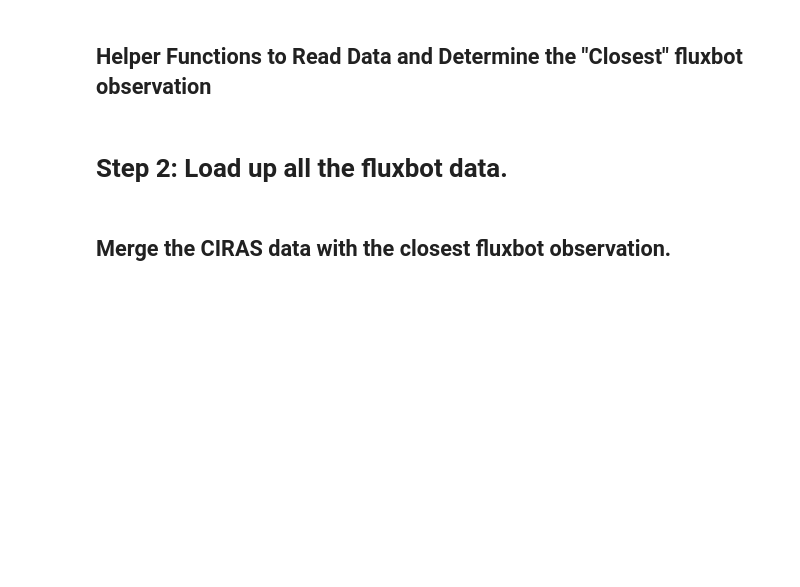
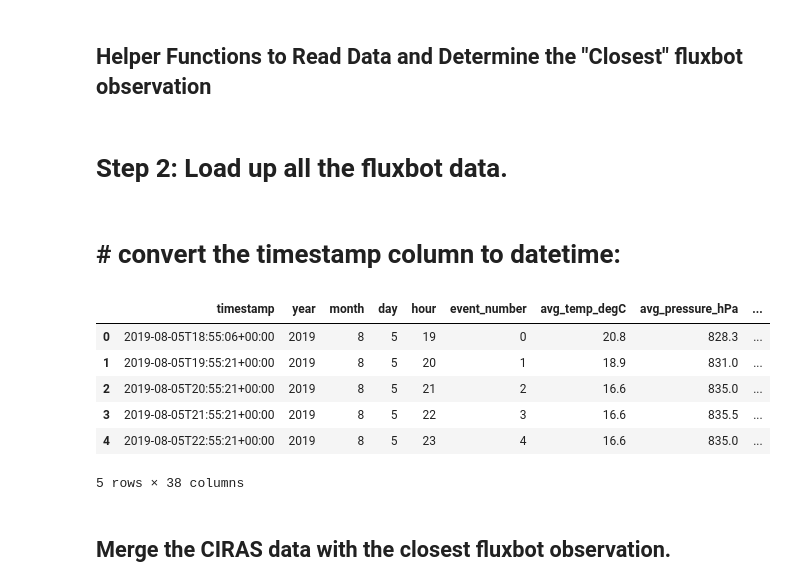
Before and after one commit to elizabethforbes/fluxbots2019_archive, a Jupyter notebook: Fluxbot-CIRAS Comparison.ipynb, the cells around one changed output. Saved outputs shown, nothing was run; the diff lists cells and outputs as text; code cells hidden in the pictures; blank space fills up the shorter version.

```diff
--- a/Fluxbot-CIRAS Comparison.ipynb
+++ b/Fluxbot-CIRAS Comparison.ipynb
@@ -90,0 +94,12 @@ event_df['timestamp'] = pd.to_datetime(event_df['timestamp'])
+# %% [markdown]
+# # convert the timestamp column to datetime:
+# %%
+event_df.head()
+# %% [output]
+|  | timestamp | year | month | day | hour | event_number | avg_temp_degC | avg_pressure_hPa | ... |
+| 0 | 2019-08-05T18:55:06+00:00 | 2019 | 8 | 5 | 19 | 0 | 20.8 | 828.3 | ... |
+| 1 | 2019-08-05T19:55:21+00:00 | 2019 | 8 | 5 | 20 | 1 | 18.9 | 831.0 | ... |
+| 2 | 2019-08-05T20:55:21+00:00 | 2019 | 8 | 5 | 21 | 2 | 16.6 | 835.0 | ... |
+| 3 | 2019-08-05T21:55:21+00:00 | 2019 | 8 | 5 | 22 | 3 | 16.6 | 835.5 | ... |
+| 4 | 2019-08-05T22:55:21+00:00 | 2019 | 8 | 5 | 23 | 4 | 16.6 | 835.0 | ... |
+5 rows × 38 columns
```
Also changed, not shown: parts of 8 cells of this notebook, 50 other files.
